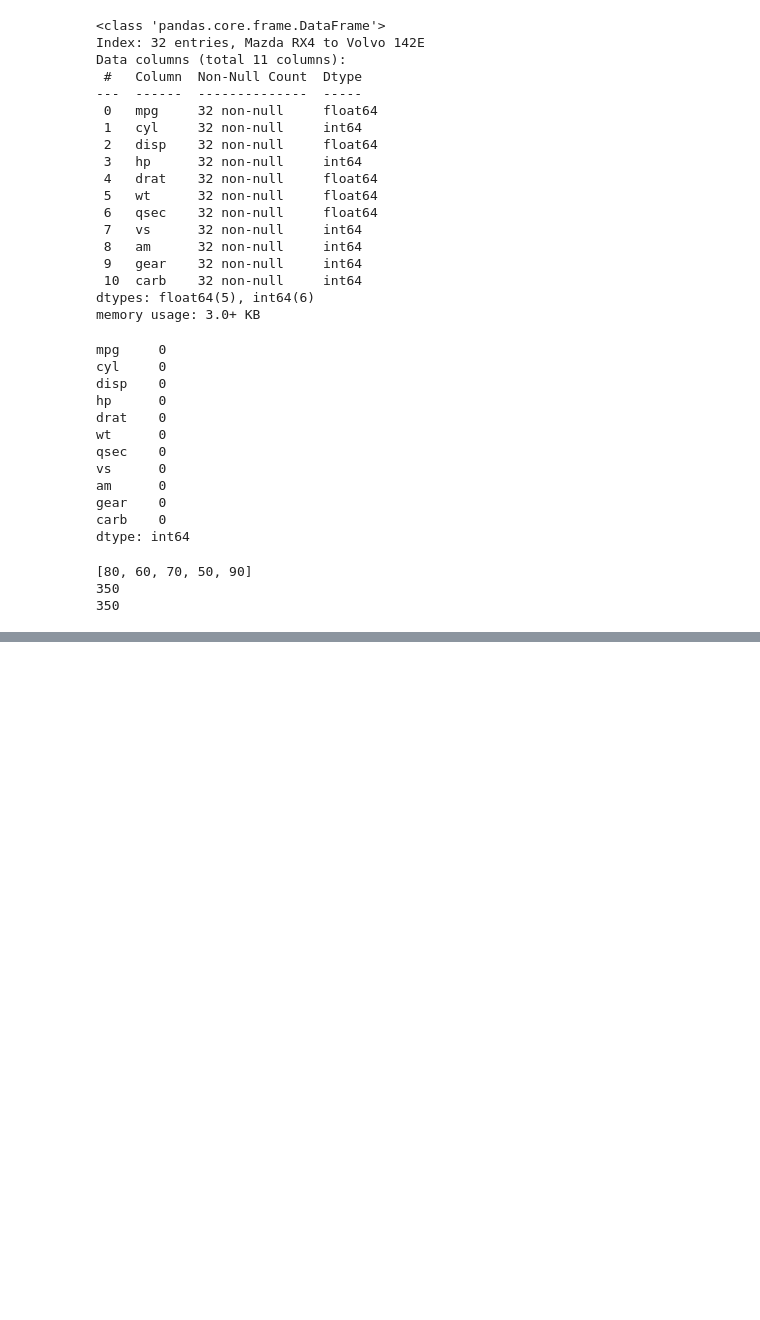
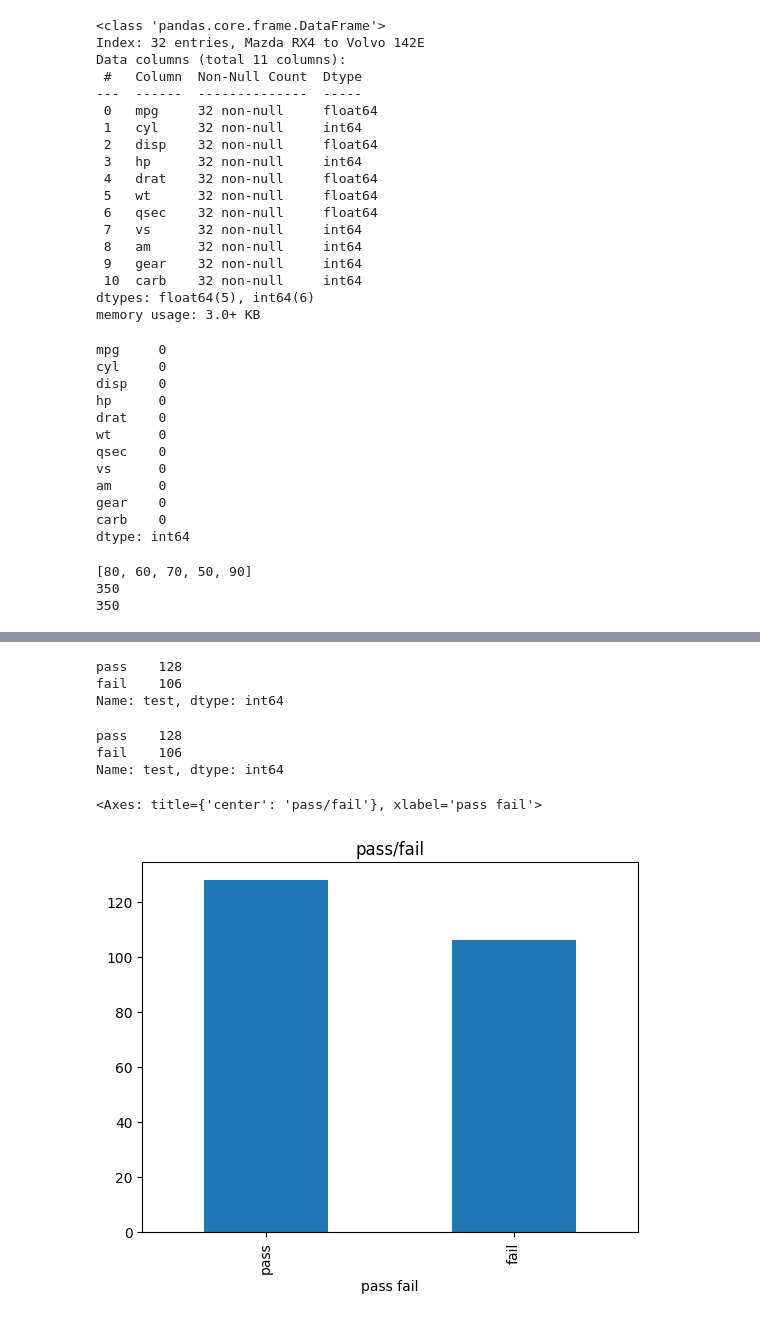
Before and after one commit to sehee12311/data_analy_study, a Jupyter notebook: 데이터분석_a_to_z.ipynb, the cells around one changed output, grey strips where cells are left out. Cells and saved outputs as stored; diff of their text form; code cells hidden in the pictures; blank space fills up the shorter version.

```diff
--- a/데이터분석_a_to_z.ipynb
+++ b/데이터분석_a_to_z.ipynb
@@ -175,0 +391,3 @@ print(sum_score)
+# %%
+df['test']=np.where(df['total']>=40,'pass','fail') #np.where()==ifelse문 하고 같음
+print(df.head())
@@ -175,0 +408,18 @@ print(sum_score)
+# %%
+df['test'].value_counts()
+# %% [output]
+pass    128
+fail    106
+Name: test, dtype: int64
+# %%
+count_test=df['test'].value_counts()
+count_test
+# %% [output]
+pass    128
+fail    106
+Name: test, dtype: int64
+# %%
+count_test.plot.bar(title='pass/fail',xlabel='pass fail')
+# %% [output]
+<Axes: title={'center': 'pass/fail'}, xlabel='pass fail'>
+[figure, added]
```
Also changed, not shown: parts of 48 cells of this notebook.
